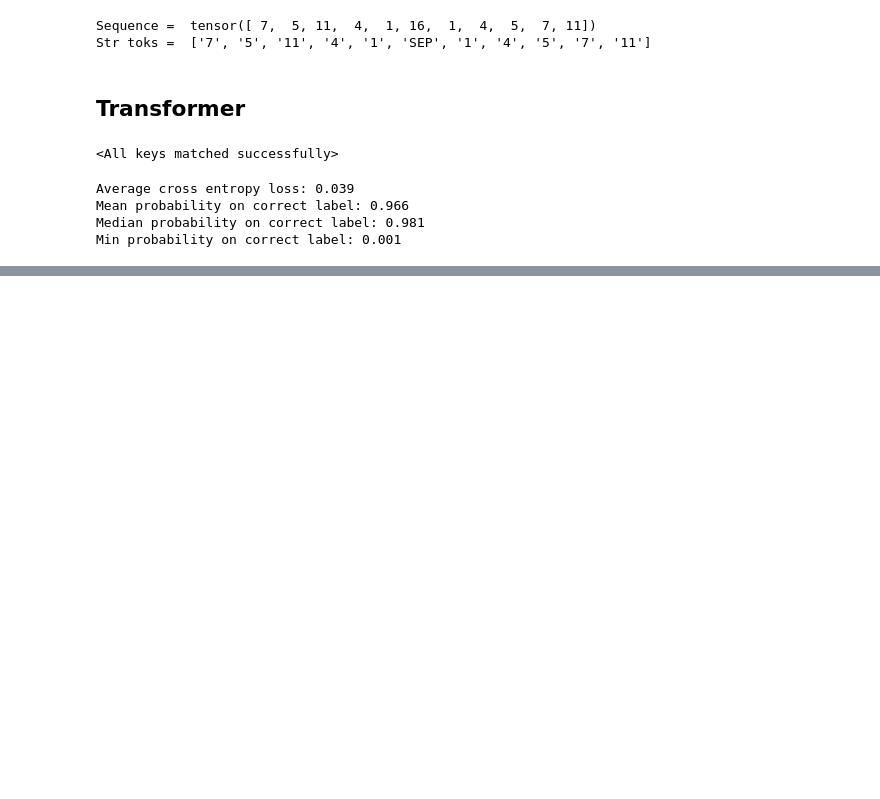
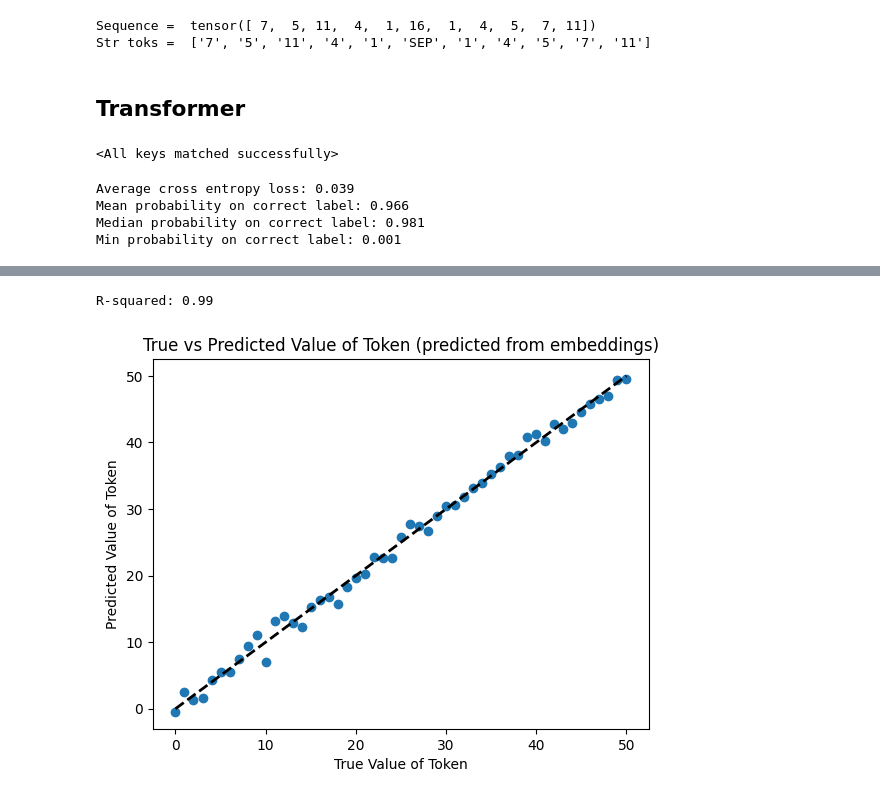
Before and after one commit to alitair/ARENA_2.0, a Jupyter notebook: chapter1_transformers/exercises/monthly_algorithmic_problems/october23_sorted_list/Alistair Fraser - oct.ipynb, the cells around one changed output, grey strips where cells are left out. Drawn from its saved outputs; the diff is of its cells as text; code cells hidden in the pictures; blank space fills up the shorter version.

```diff
--- a/chapter1_transformers/exercises/monthly_algorithmic_problems/october23_sorted_list/Alistair Fraser - oct.ipynb
+++ b/chapter1_transformers/exercises/monthly_algorithmic_problems/october23_sorted_list/Alistair Fraser - oct.ipynb
@@ -695,0 +342,36 @@ gram_matrix torch.Size([101, 101])
+# %%
+import numpy as np
+from sklearn.linear_model import LinearRegression
+import matplotlib.pyplot as plt
+
+# use the normalized initial embeddings calculated above
+st = int((normalized.shape[1] - 1)/2 + 1)
+embeddings = normalized[:,st:,:].squeeze(0).detach().cpu().numpy()
+
+
+seq_len = embeddings.shape[0]
+d_model = embeddings.shape[1]
+
+X = embeddings  # features are the values of the positional encodings
+y = np.arange(seq_len).reshape(-1, 1)  # target is the position of each encoding
+
+# Fit linear regression
+lr = LinearRegression()
+lr.fit(X, y)
+
+# Predict positions
+predicted_positions = lr.predict(X)
+
+# Print out R-squared value
+print(f'R-squared: {lr.score(X, y):.2f}')
+
+# Visualize true vs predicted positions
+plt.scatter(y, predicted_positions)
+plt.plot([y.min(), y.max()], [y.min(), y.max()], 'k--', lw=2)
+plt.xlabel('True Value of Token')
+plt.ylabel('Predicted Value of Token')
+plt.title('True vs Predicted Value of Token (predicted from embeddings)')
+plt.show()
+# %% [output]
+R-squared: 0.99
+[figure, added]
```
Also changed, not shown: parts of 26 cells of this notebook.
